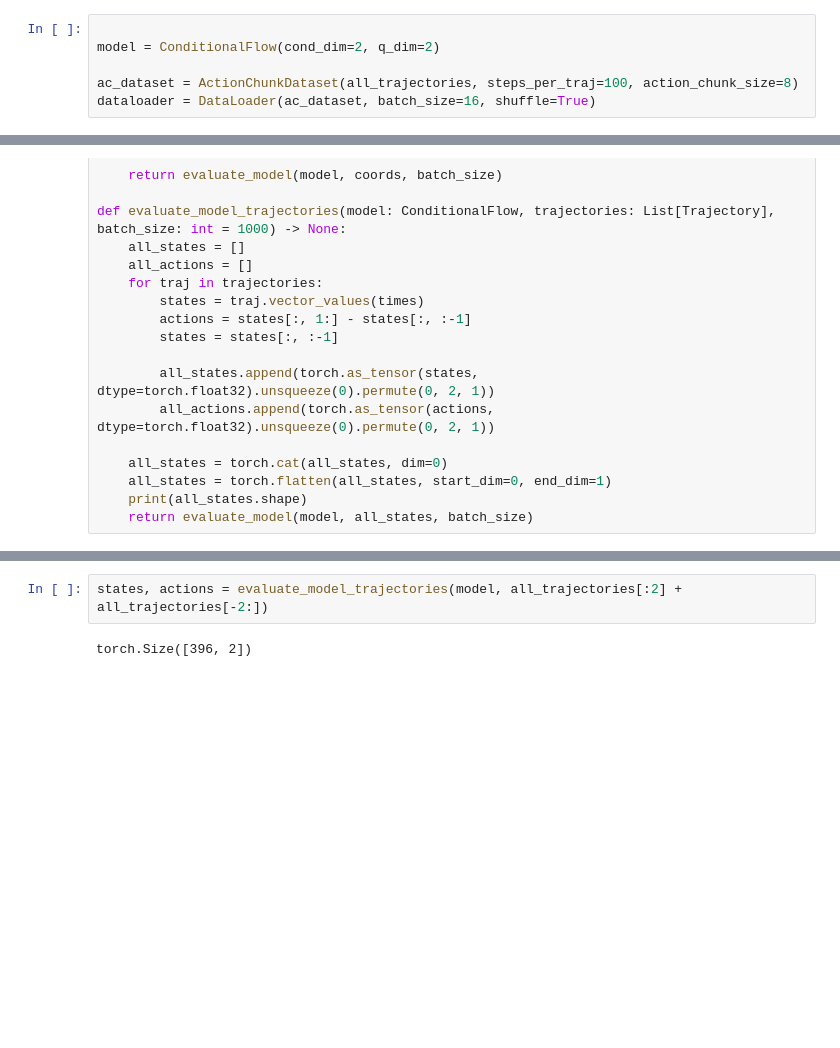
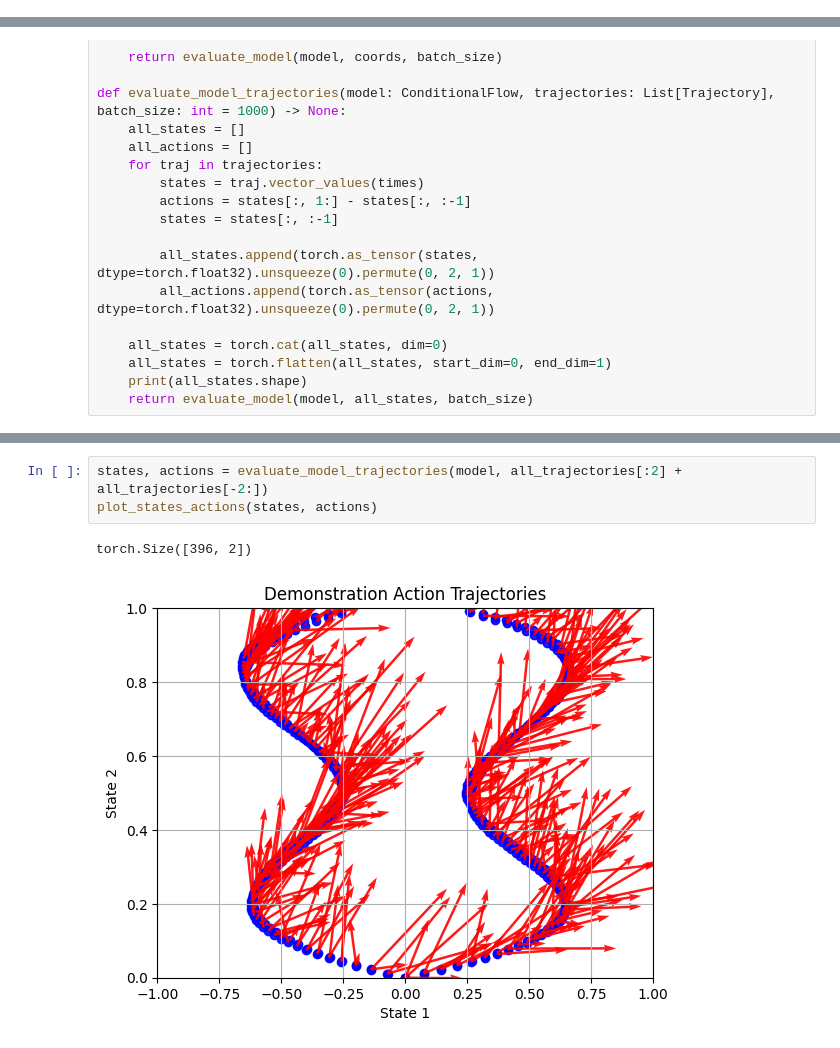
Before and after one commit to willh003/flowvis, a Jupyter notebook: notebooks/toy/latent/stabilizing/good/gc.ipynb, the cells around one changed output, grey strips where cells are left out. Saved outputs shown, nothing was run; the diff lists cells and outputs as text; blank space fills up the shorter version.

```diff
--- a/notebooks/toy/latent/stabilizing/good/gc.ipynb
+++ b/notebooks/toy/latent/stabilizing/good/gc.ipynb
@@ -225,8 +235,2 @@ def train_model(model: ConditionalFlow, dataloader, n_epochs: int = 10) -> None:
 
     return model
-# %%
-
-model = ConditionalFlow(cond_dim=2, q_dim=2)
-
-ac_dataset = ActionChunkDataset(all_trajectories, steps_per_traj=100, action_chunk_size=8)
-dataloader = DataLoader(ac_dataset, batch_size=16, shuffle=True)
@@ -305,4 +342,6 @@ def plot_states_actions(states, actions):
 # %%
 states, actions = evaluate_model_trajectories(model, all_trajectories[:2] + all_trajectories[-2:])
+plot_states_actions(states, actions)
 # %% [output]
 torch.Size([396, 2])
+[figure, added]
```
Also changed, not shown: parts of 13 cells of this notebook, 2 other files.
